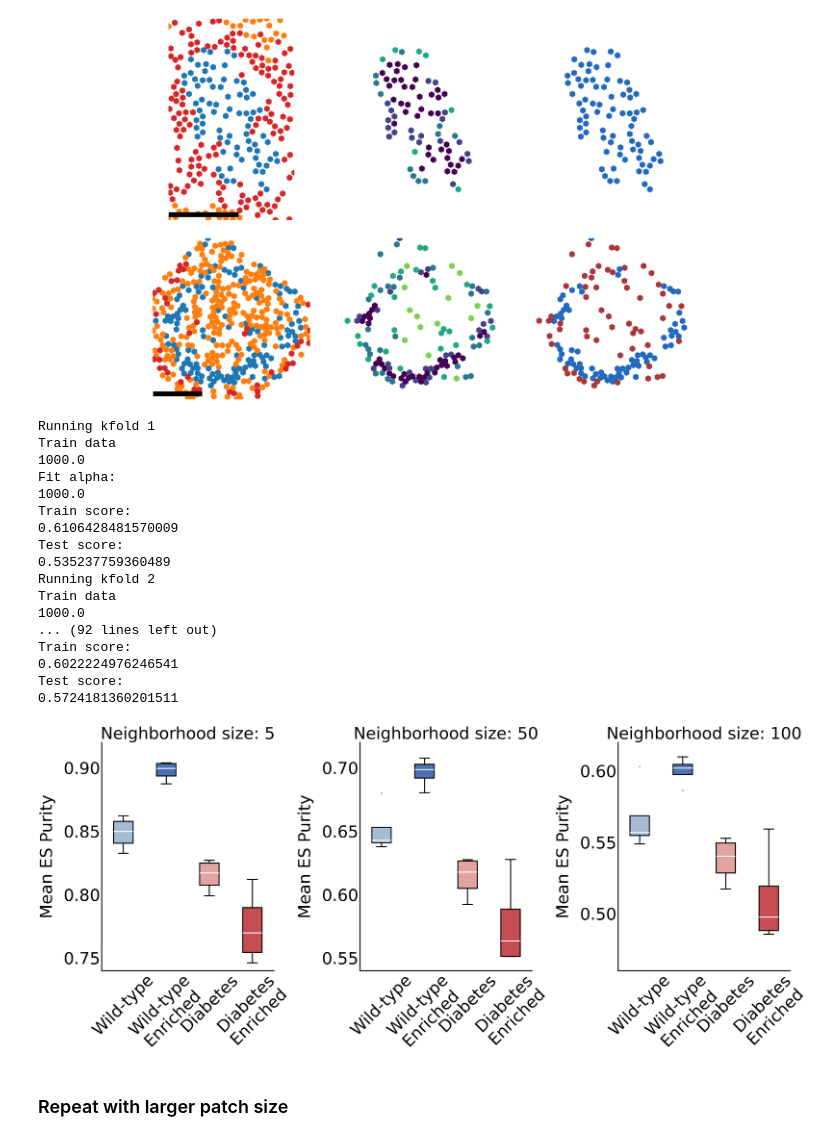
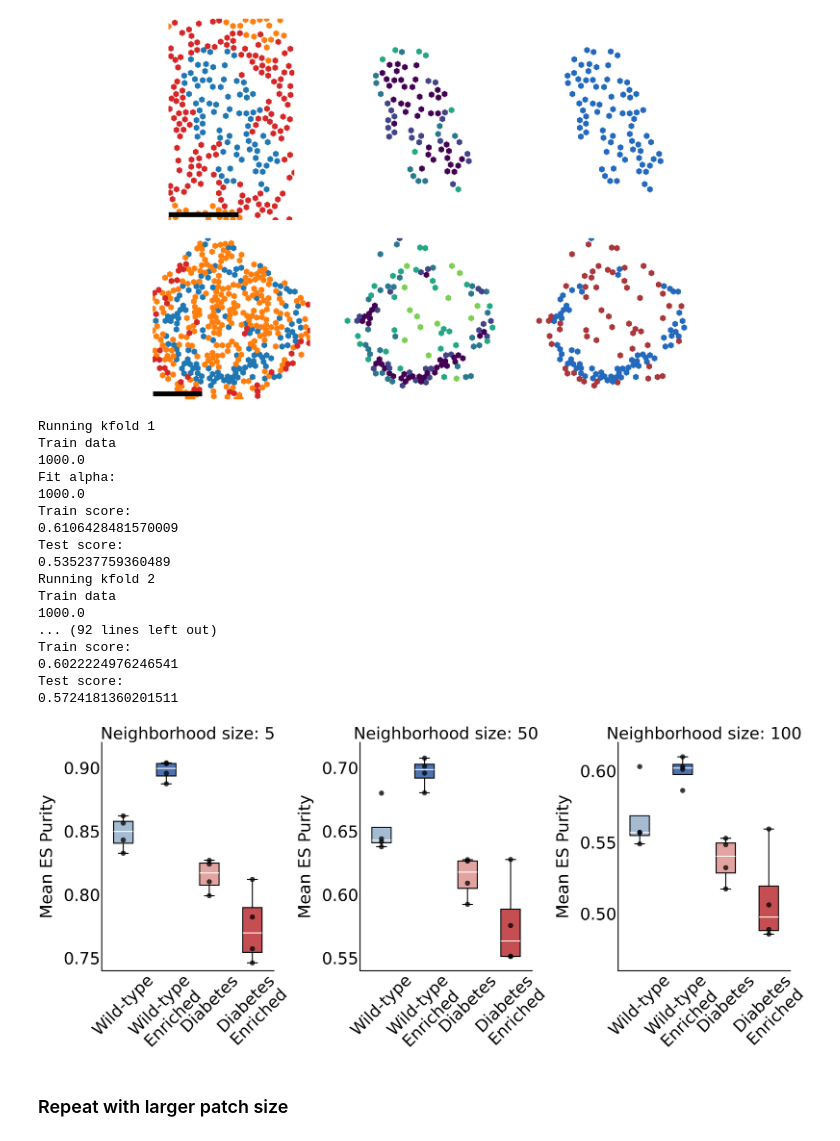
Before and after one commit to broadinstitute/TissueMosaic_Manuscript, a Jupyter notebook: Supp_Figure6/Supp_Figure_6A-B.ipynb, the cells around one changed output. Saved outputs shown, nothing was run; the diff lists cells and outputs as text; code cells hidden in the pictures.

Commit message:
updated paths, corrected minor details

```diff
--- a/Supp_Figure6/Supp_Figure_6A-B.ipynb
+++ b/Supp_Figure6/Supp_Figure_6A-B.ipynb
@@ -97,7 +70,7 @@ def merge_anndatas_inner_join(anndata_list):
 # %%
 ## path names
 
-anndata_dest_folder = '/home/skambha6/chenlab/tissue_purifier/tp_output/testis/testis_anndata_model_small_patch_featurized/'
+anndata_dest_folder = os.path.abspath('../TissueMosaic_output/testis/testis_anndata_model_small_patch_featurized/')
 
 # dino_testis_global_large_local_small.pt
 
@@ -133,12 +106,12 @@ from tissue_purifier.data import AnndataFolderDM
 from tissue_purifier.models.ssl_models import *
 
 model_name = "dino"
-all_ckpts = ["testis_dino_ckpt_val_sweep_gr_best.pt"]
+all_ckpts = ["testis_dino.pt"]
 
 all_models = ["dino"]
 all_ckpts_dest = []
 for ckpt in all_ckpts:
-    ckpt_dest = os.path.join("/home/skambha6/chenlab/tissue_purifier/model_checkpoints/testis/", ckpt)
+    ckpt_dest = os.path.join(os.path.abspath("../model_checkpoints/testis/"), ckpt)
     all_ckpts_dest.append(ckpt_dest)
 
 model = tp.models.ssl_models.Dino.load_from_checkpoint(checkpoint_path=all_ckpts_dest[0], strict=False)
@@ -556,7 +495,14 @@ for j,k in enumerate([5,50,100]):
                     boxprops={'linewidth': linewidth},
                     whiskerprops={'linewidth': linewidth},
                     capprops={'linewidth': linewidth},
-                    medianprops={'linewidth': linewidth, 'color': 'white'})
+                    medianprops={'linewidth': linewidth, 'color': 'white'},
+                    positions=[0,1,2,3])
+
+
+    es_purity_data = pd.DataFrame([mean_wt_es_purity, mean_predicted_wt_es_purity, mean_db_es_purity, mean_predicted_db_es_purity]).T
+    es_purity_data.columns = ['Wild-type', 'Wild-type\nEnriched', 'Diabetes', 'Diabetes\nEnriched']
+
+    sns.stripplot(data=es_purity_data, ax=ax, jitter=0, color='black', size=25, alpha=0.75)
 
 
     colors = sns.color_palette("deep", 10).as_hex()
@@ -565,42 +511,42 @@ for j,k in enumerate([5,50,100]):
     for patch, color in zip(boxplot['boxes'], colors):
         patch.set_facecolor(color)
 
-    ax.set_xticks([1,2, 3, 4],['Wild-type', 'Wild-type\nEnriched', 'Diabetes', 'Diabetes\nEnriched'], rotation=45)
+    ax.set_xticks([0,1,2,3],['Wild-type', 'Wild-type\nEnriched', 'Diabetes', 'Diabetes\nEnriched'], rotation=45)
     ax.set_ylabel('Mean ES Purity', fontsize=labelfontsize, labelpad=labelpad)
     ax.tick_params(axis='both', labelsize=tickfontsize)
     ax.spines['top'].set_visible(False)
     ax.spines['right'].set_visible(False)
     ax.spines['bottom'].set_linewidth(linewidth)
     ax.spines['left'].set_linewidth(linewidth)
     ax.set_title(f'Neighborhood size: {k}', fontsize=titlefontsize)
     if j == 0:
         ax.set_ylim(0.74, 0.92)
     elif j == 1:
         ax.set_ylim(0.54, 0.72)
     elif j == 2:
         ax.set_ylim(0.46, 0.62)
 
 plt.subplots_adjust(wspace=0.5)
-plt.savefig('supp_fig_6b_small_patch.pdf', transparent=True, dpi=600, bbox_inches='tight')
+plt.savefig('./plots/supp_fig_6b_small_patch.pdf', transparent=True, dpi=600, bbox_inches='tight')
 # %% [output]
 Running kfold 1
 Train data
 1000.0
 Fit alpha:
 1000.0
 Train score:
 0.6106428481570009
 Test score:
 0.535237759360489
 Running kfold 2
 Train data
 1000.0
 ... (92 lines left out)
 Train score:
 0.6022224976246541
 Test score:
 0.5724181360201511
-[figure, old version]
+[figure, new version]
 # %% [markdown]
 ### Repeat with larger patch size
 # %%
```
Also changed, not shown: parts of 11 cells of this notebook, 10 other files.
